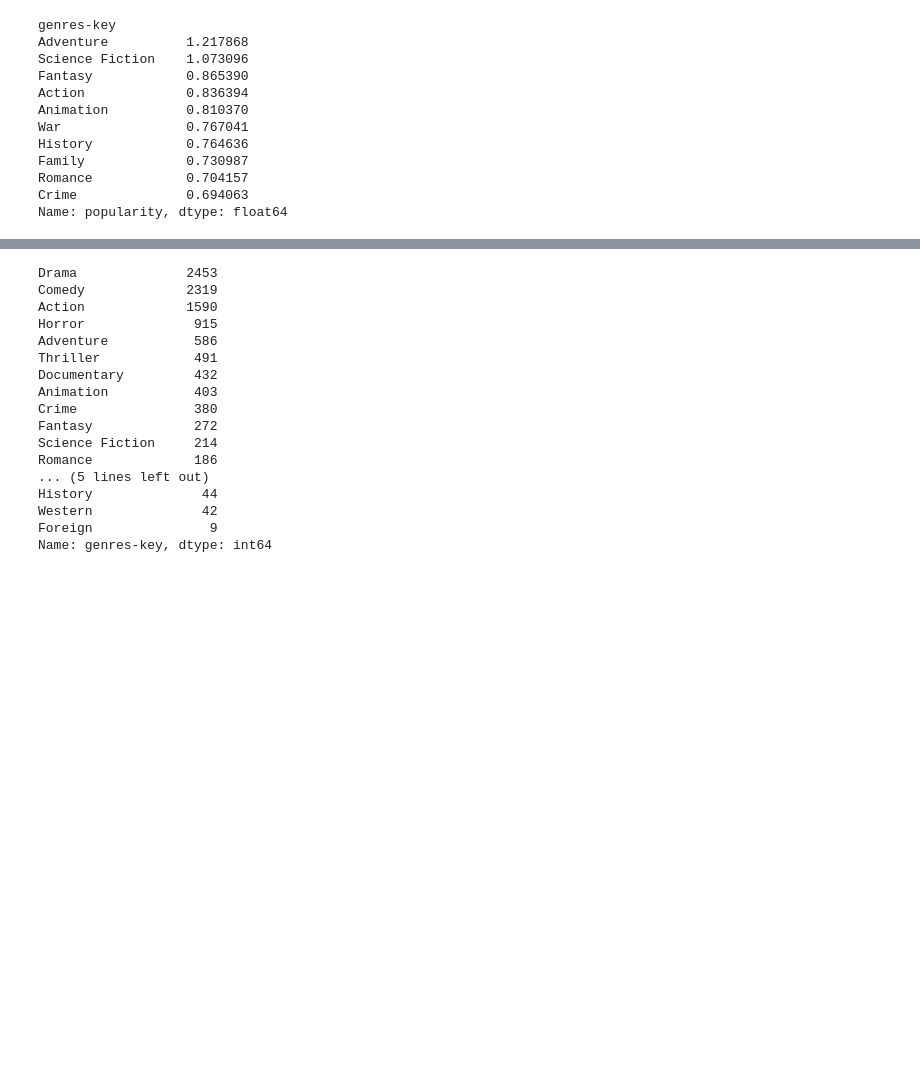
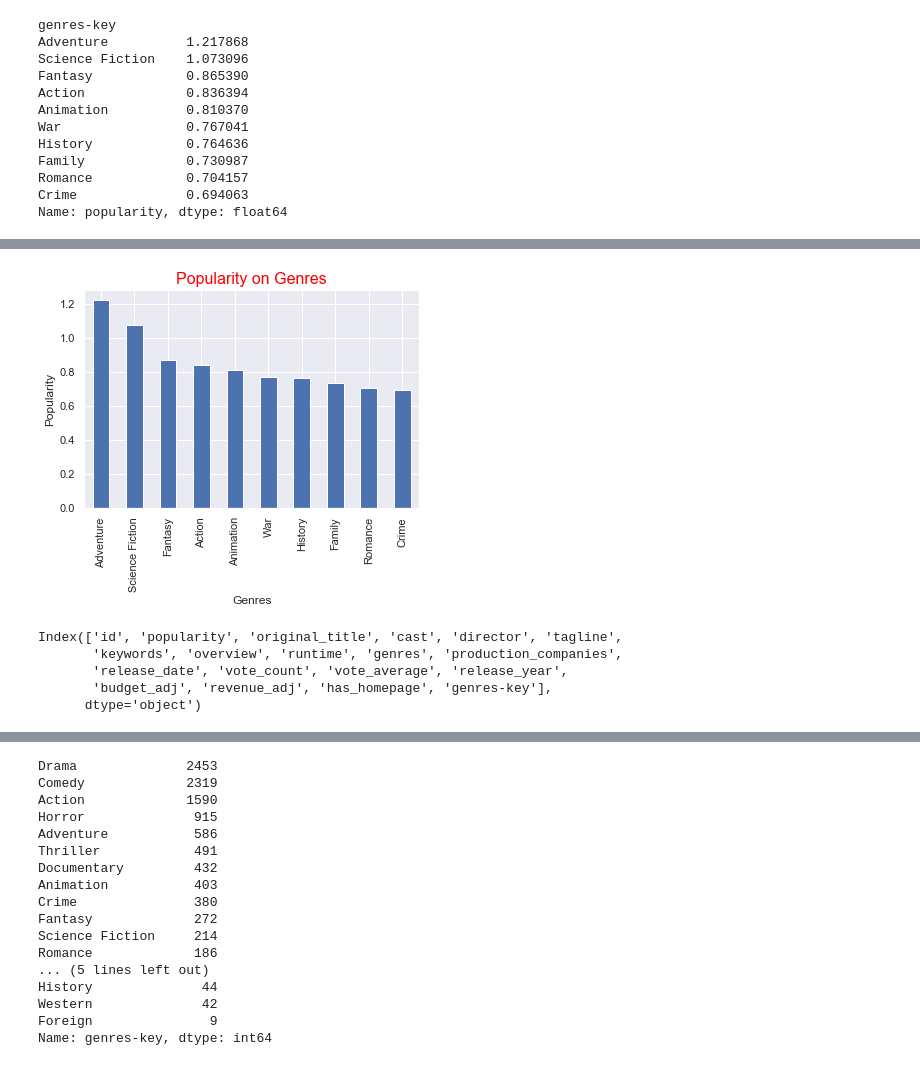
Before and after one commit to mengfanchun2017/udacity-data-academy_public, a Jupyter notebook: svip_project_lm/p6_wrangling/p_lm/Investigate_a_Dataset-tmdb_lm_v3.ipynb, the cells around one changed output, grey strips where cells are left out. Cells and saved outputs as stored; diff of their text form; code cells hidden in the pictures; blank space fills up the shorter version.

```diff
--- a/svip_project_lm/p6_wrangling/p_lm/Investigate_a_Dataset-tmdb_lm_v3.ipynb
+++ b/svip_project_lm/p6_wrangling/p_lm/Investigate_a_Dataset-tmdb_lm_v3.ipynb
@@ -324,0 +325,20 @@ df2.groupby('genres-key')['popularity'].mean().nlargest(10).plot.bar();
+# %%
+# plus add label briefly
+## 将画图定位到 ax 上
+ax = df2.groupby('genres-key')['popularity'].mean().nlargest(10).plot.bar()
+## 设定 ax 的x名称
+ax.set_xlabel('Genres')
+## 设定 ax 的y名称
+ax.set_ylabel('Popularity')
+## 设定图名称, 包括颜色和大小
+ax.set_title('Popularity on Genres',color='red',size=16);
+# %% [output]
+[figure, added]
+# %%
+df2.columns
+# %% [output]
+Index(['id', 'popularity', 'original_title', 'cast', 'director', 'tagline',
+       'keywords', 'overview', 'runtime', 'genres', 'production_companies',
+       'release_date', 'vote_count', 'vote_average', 'release_year',
+       'budget_adj', 'revenue_adj', 'has_homepage', 'genres-key'],
+      dtype='object')
```
Also changed, not shown: parts of 45 cells of this notebook, 5 other files.
